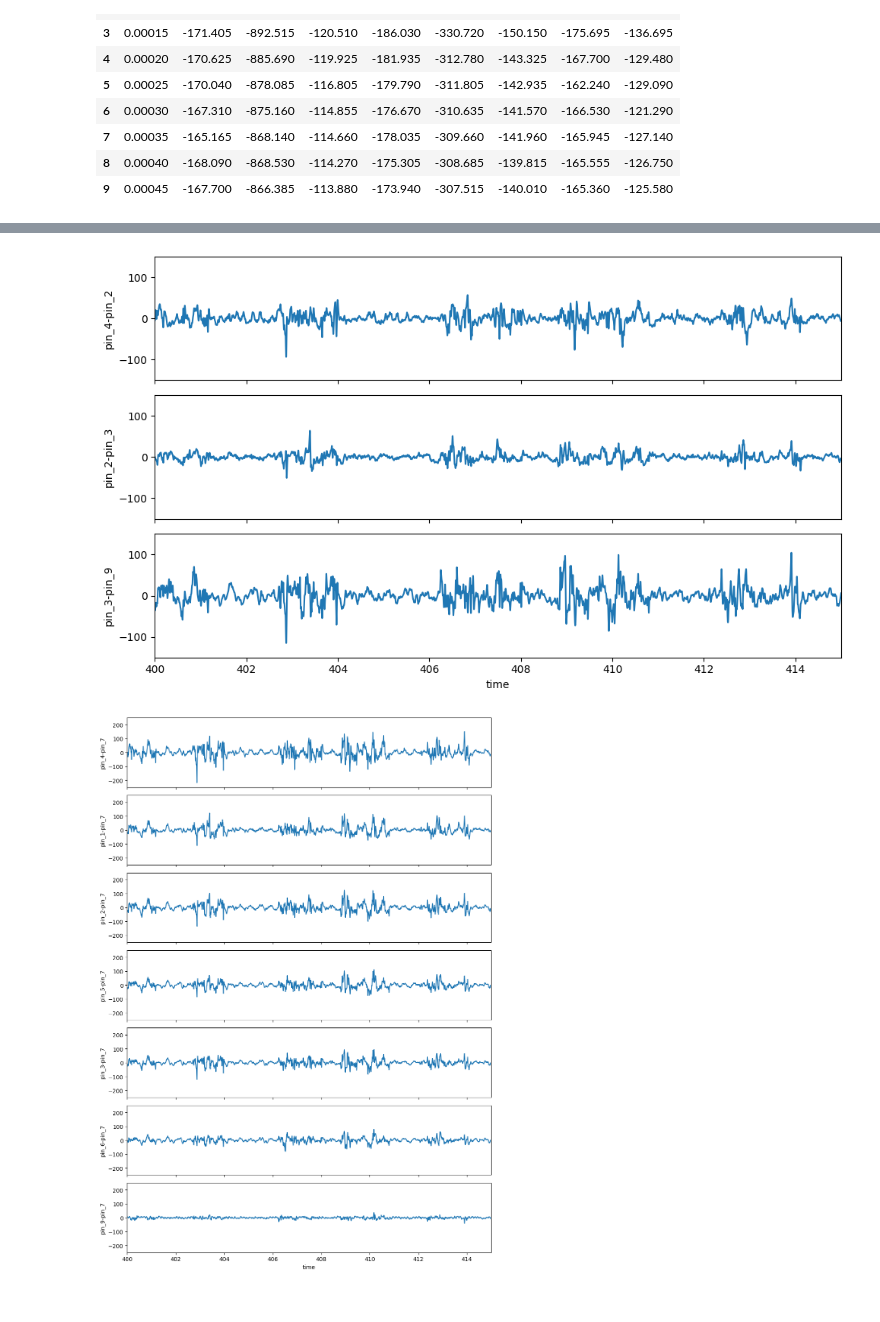
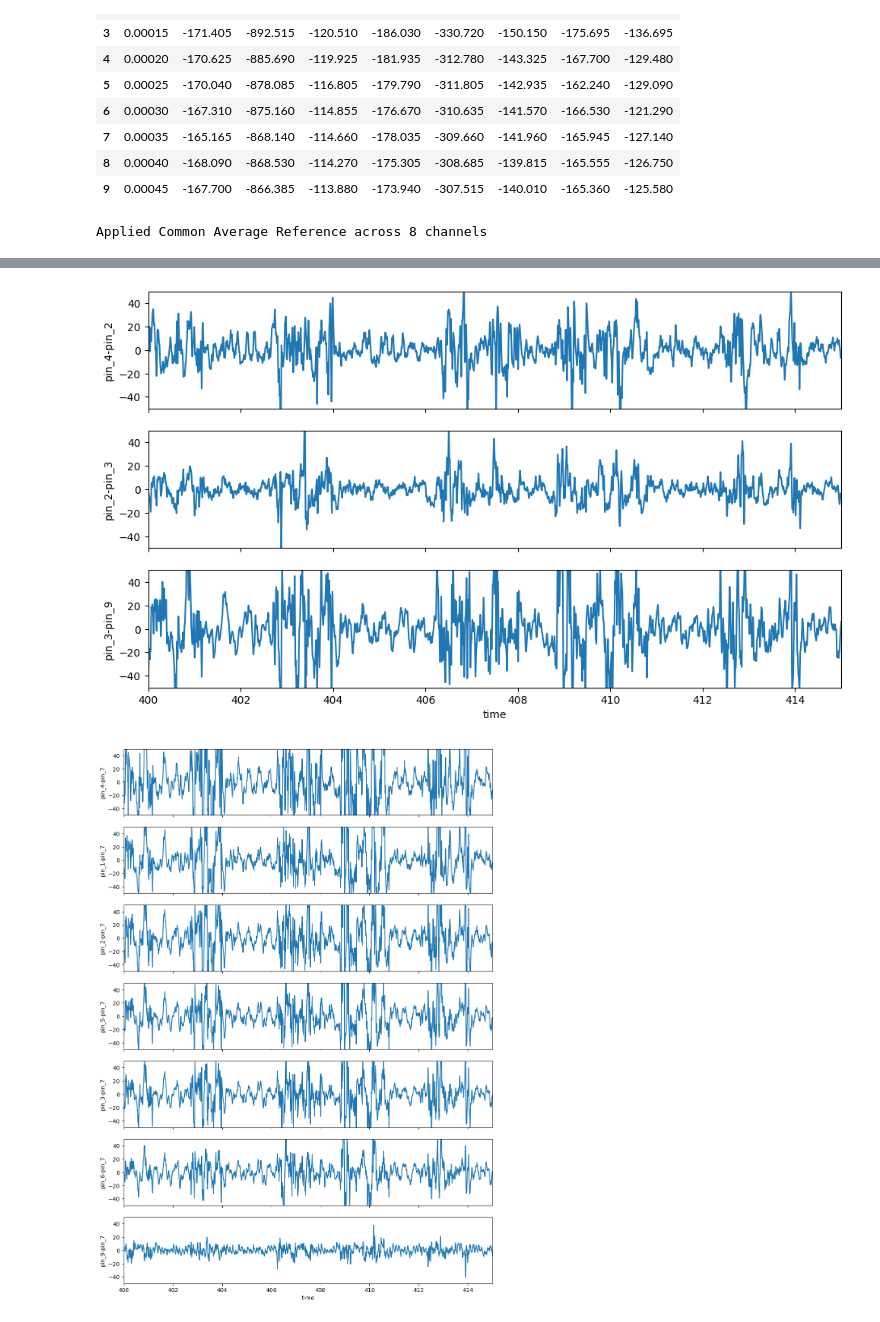
Before and after one commit to ChooYeonseo/EEG-analysis, a Jupyter notebook: test.ipynb, the cells around one changed output, grey strips where cells are left out. Saved outputs shown, nothing was run; the diff lists cells and outputs as text; code cells hidden in the pictures.

```diff
--- a/test.ipynb
+++ b/test.ipynb
@@ -62,8 +62,11 @@ mosaic_groups = {
     'ref_shift': [(4, 7), (1, 7), (2, 7), (5, 7), (3, 7), (6, 7), (9, 7)]
 }
 
-# df = spp.apply_common_average_reference(df)
+df = spp.apply_common_average_reference(df)
+df = spp.zscore_normalize(df)
 mosaic_data = spp.get_mosaic_df(df, mosaic_groups)
+# %% [output]
+Applied Common Average Reference across 8 channels
 # %%
 def plot_channels(df, time_min=None, time_max=None):
     """Plot each channel in df as a subplot with symmetric y-limits based on nearest multiple of 50 and exact x-axis range."""
@@ -81,7 +84,7 @@ def plot_channels(df, time_min=None, time_max=None):
     global_min = data_vals.min()
     abs_max = max(abs(global_max), abs(global_min))
     # Round up to nearest multiple of 50 for symmetric limits
-    y_limit = int(np.ceil(abs_max / 50.0) * 50)
+    y_limit = 50 # int(np.ceil(abs_max / 50.0) * 50)
     # Create subplots
     n_ch = len(channels)
     fig, axs = plt.subplots(n_ch, 1, sharex=True, figsize=(10, 2*n_ch))
@@ -127,2 +130,2 @@ Applied zero-phase bandpass filter: 1-50 Hz
-[figure, old version]
+[figure, new version]
-[figure, old version]
+[figure, new version]
```
Also changed, not shown: parts of 1 cell of this notebook.
